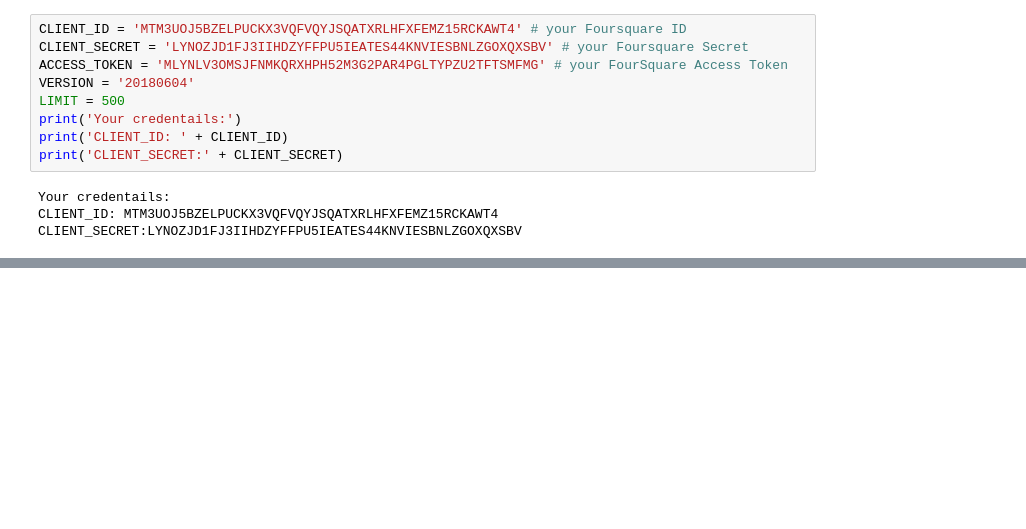
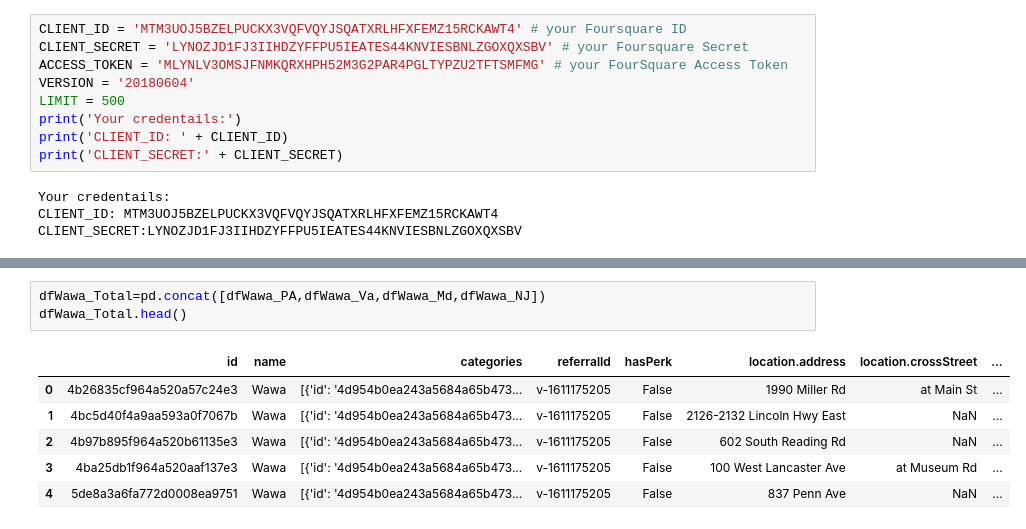
Before and after one commit to eddc30/Coursera_Capstone, a Jupyter notebook: edward curtin capstone notebook.ipynb, the cells around one changed output, grey strips where cells are left out. Drawn from its saved outputs; the diff is of its cells as text; blank space fills up the shorter version.

```diff
--- a/edward curtin capstone notebook.ipynb
+++ b/edward curtin capstone notebook.ipynb
@@ -124,0 +708,10 @@ dataframe_sheetz.head()
+# %%
+dfWawa_Total=pd.concat([dfWawa_PA,dfWawa_Va,dfWawa_Md,dfWawa_NJ])
+dfWawa_Total.head()
+# %% [output]
+|  | id | name | categories | referralId | hasPerk | location.address | location.crossStreet | ... |
+| 0 | 4b26835cf964a520a57c24e3 | Wawa | [{'id': '4d954b0ea243a5684a65b473... | v-1611175205 | False | 1990 Miller Rd | at Main St | ... |
+| 1 | 4bc5d40f4a9aa593a0f7067b | Wawa | [{'id': '4d954b0ea243a5684a65b473... | v-1611175205 | False | 2126-2132 Lincoln Hwy East | NaN | ... |
+| 2 | 4b97b895f964a520b61135e3 | Wawa | [{'id': '4d954b0ea243a5684a65b473... | v-1611175205 | False | 602 South Reading Rd | NaN | ... |
+| 3 | 4ba25db1f964a520aaf137e3 | Wawa | [{'id': '4d954b0ea243a5684a65b473... | v-1611175205 | False | 100 West Lancaster Ave | at Museum Rd | ... |
+| 4 | 5de8a3a6fa772d0008ea9751 | Wawa | [{'id': '4d954b0ea243a5684a65b473... | v-1611175205 | False | 837 Penn Ave | NaN | ... |
```
Also changed, not shown: parts of 13 cells of this notebook.
